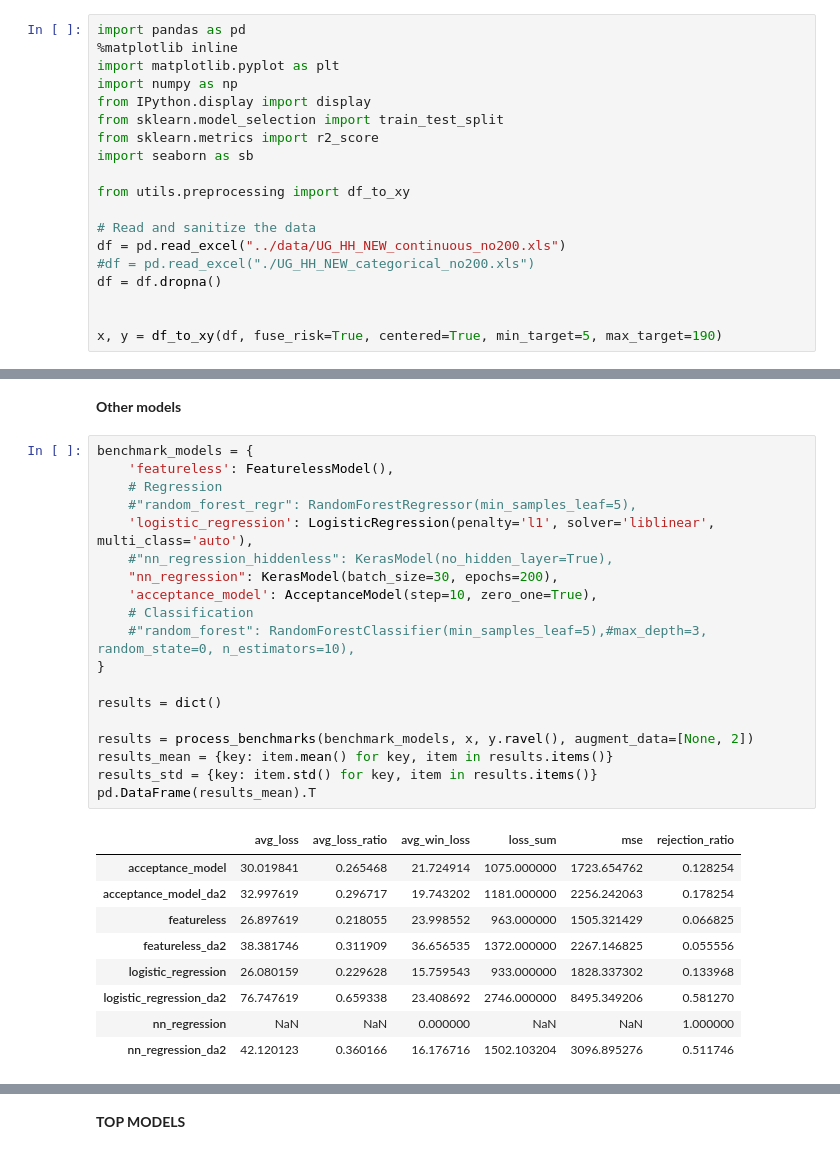
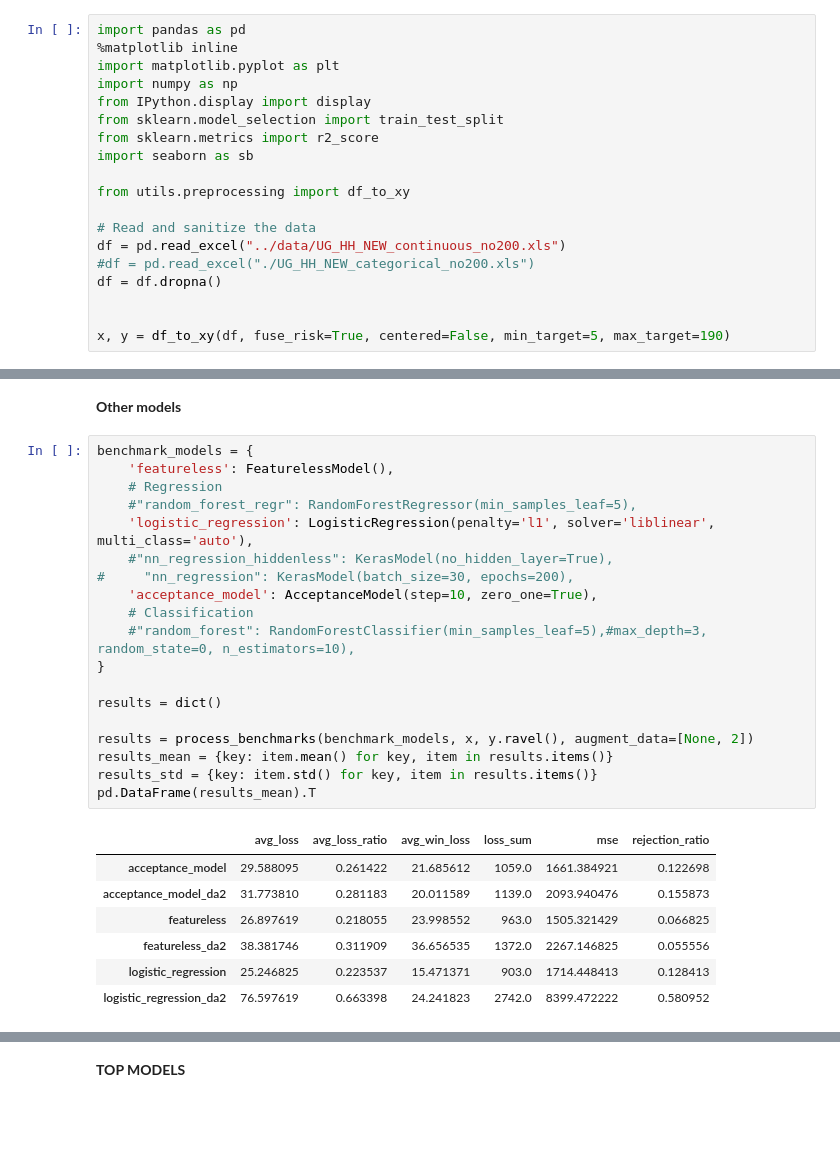
Before and after one commit to afranck64/ultimatum, a Jupyter notebook: notebooks/Pipeline.ipynb, the cells around one changed output, grey strips where cells are left out. Saved outputs shown, nothing was run; the diff lists cells and outputs as text; blank space fills up the shorter version.

```diff
--- a/notebooks/Pipeline.ipynb
+++ b/notebooks/Pipeline.ipynb
@@ -18,7 +18,7 @@ df = pd.read_excel("../data/UG_HH_NEW_continuous_no200.xls")
 df = df.dropna()
 
 
-x, y = df_to_xy(df, fuse_risk=True, centered=True, min_target=5, max_target=190)
+x, y = df_to_xy(df, fuse_risk=True, centered=False, min_target=5, max_target=190)
 # %% [markdown]
 ## Linear regression (continuous dataset)
 # %% [markdown]
@@ -161,32 +161,30 @@ df_results_mean.plot.bar(logy=True, figsize=(15, 5))
 # %%
 benchmark_models = {
     'featureless': FeaturelessModel(),
     # Regression
     #"random_forest_regr": RandomForestRegressor(min_samples_leaf=5),
     'logistic_regression': LogisticRegression(penalty='l1', solver='liblinear', multi_class='auto'),
     #"nn_regression_hiddenless": KerasModel(no_hidden_layer=True),
-    "nn_regression": KerasModel(batch_size=30, epochs=200),
+#     "nn_regression": KerasModel(batch_size=30, epochs=200),
     'acceptance_model': AcceptanceModel(step=10, zero_one=True),
     # Classification
     #"random_forest": RandomForestClassifier(min_samples_leaf=5),#max_depth=3, random_state=0, n_estimators=10),
 }
 
 results = dict()
 
 results = process_benchmarks(benchmark_models, x, y.ravel(), augment_data=[None, 2])
 results_mean = {key: item.mean() for key, item in results.items()}
 results_std = {key: item.std() for key, item in results.items()}
 pd.DataFrame(results_mean).T
 # %% [output]
 |  | avg_loss | avg_loss_ratio | avg_win_loss | loss_sum | mse | rejection_ratio |
-| acceptance_model | 30.019841 | 0.265468 | 21.724914 | 1075.000000 | 1723.654762 | 0.128254 |
-| acceptance_model_da2 | 32.997619 | 0.296717 | 19.743202 | 1181.000000 | 2256.242063 | 0.178254 |
-| featureless | 26.897619 | 0.218055 | 23.998552 | 963.000000 | 1505.321429 | 0.066825 |
-| featureless_da2 | 38.381746 | 0.311909 | 36.656535 | 1372.000000 | 2267.146825 | 0.055556 |
-| logistic_regression | 26.080159 | 0.229628 | 15.759543 | 933.000000 | 1828.337302 | 0.133968 |
-| logistic_regression_da2 | 76.747619 | 0.659338 | 23.408692 | 2746.000000 | 8495.349206 | 0.581270 |
-| nn_regression | NaN | NaN | 0.000000 | NaN | NaN | 1.000000 |
-| nn_regression_da2 | 42.120123 | 0.360166 | 16.176716 | 1502.103204 | 3096.895276 | 0.511746 |
+| acceptance_model | 29.588095 | 0.261422 | 21.685612 | 1059.0 | 1661.384921 | 0.122698 |
+| acceptance_model_da2 | 31.773810 | 0.281183 | 20.011589 | 1139.0 | 2093.940476 | 0.155873 |
+| featureless | 26.897619 | 0.218055 | 23.998552 | 963.0 | 1505.321429 | 0.066825 |
+| featureless_da2 | 38.381746 | 0.311909 | 36.656535 | 1372.0 | 2267.146825 | 0.055556 |
+| logistic_regression | 25.246825 | 0.223537 | 15.471371 | 903.0 | 1714.448413 | 0.128413 |
+| logistic_regression_da2 | 76.597619 | 0.663398 | 24.241823 | 2742.0 | 8399.472222 | 0.580952 |
 # %%
 df_results_mean = pd.DataFrame(results_mean)
 df_results_std = pd.DataFrame(results_std)
```
Also changed, not shown: parts of 4 cells of this notebook, 27 other files.
